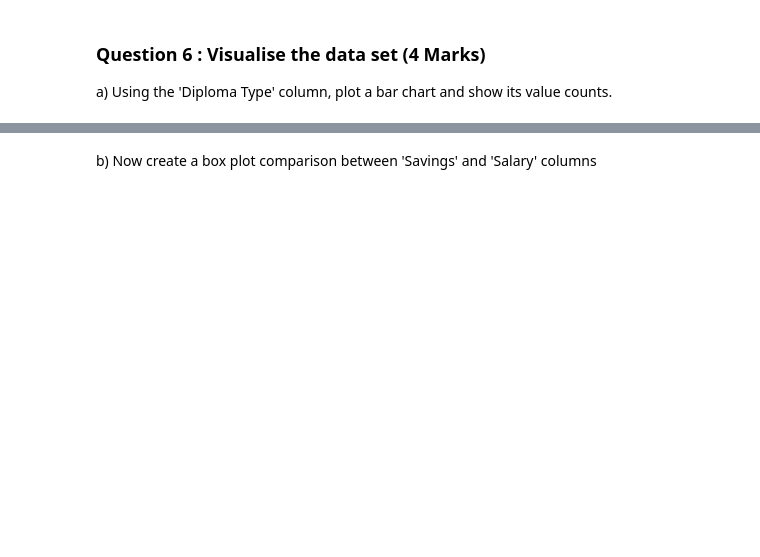
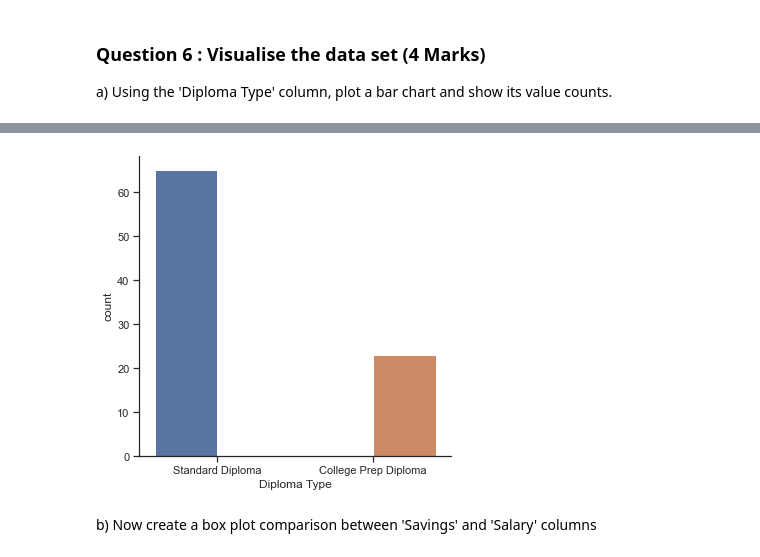
Before and after one commit to wkipkemboi/Assingment-1, a Jupyter notebook: Pandas Analysis Assignment 1.ipynb, the cells around one changed output, grey strips where cells are left out. Drawn from its saved outputs; the diff is of its cells as text; code cells hidden in the pictures; blank space fills up the shorter version.

```diff
--- a/Pandas Analysis Assignment 1.ipynb
+++ b/Pandas Analysis Assignment 1.ipynb
@@ -233,2 +243,7 @@ df.plot()
+# %%
+sns.catplot(x="Diploma Type",hue="Diploma Type", data=alumni, kind="count")
+plt.show()
+# %% [output]
+[figure, added]
 # %% [markdown]
 b) Now create a box plot comparison between 'Savings' and 'Salary' columns
```
Also changed, not shown: parts of 12 cells of this notebook.
